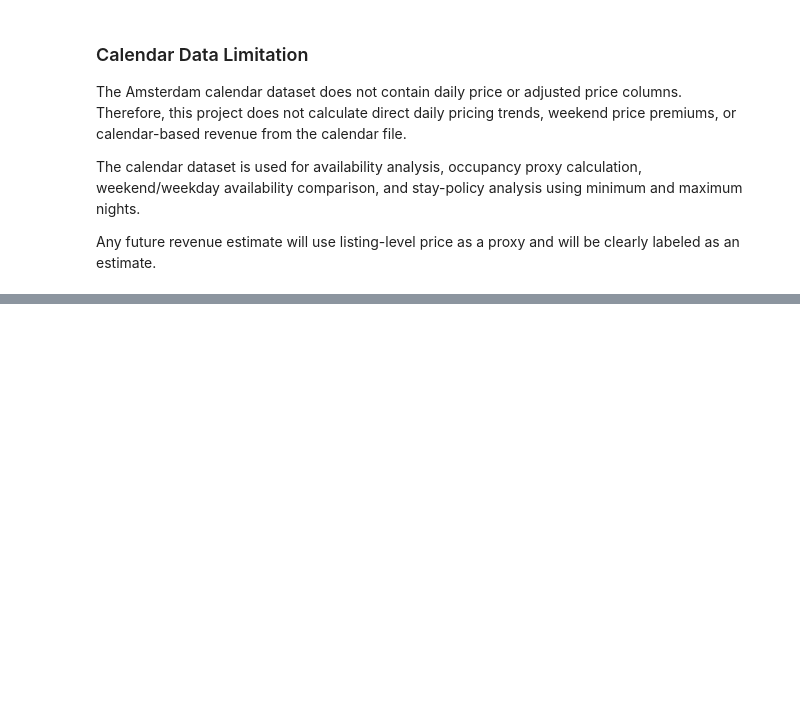
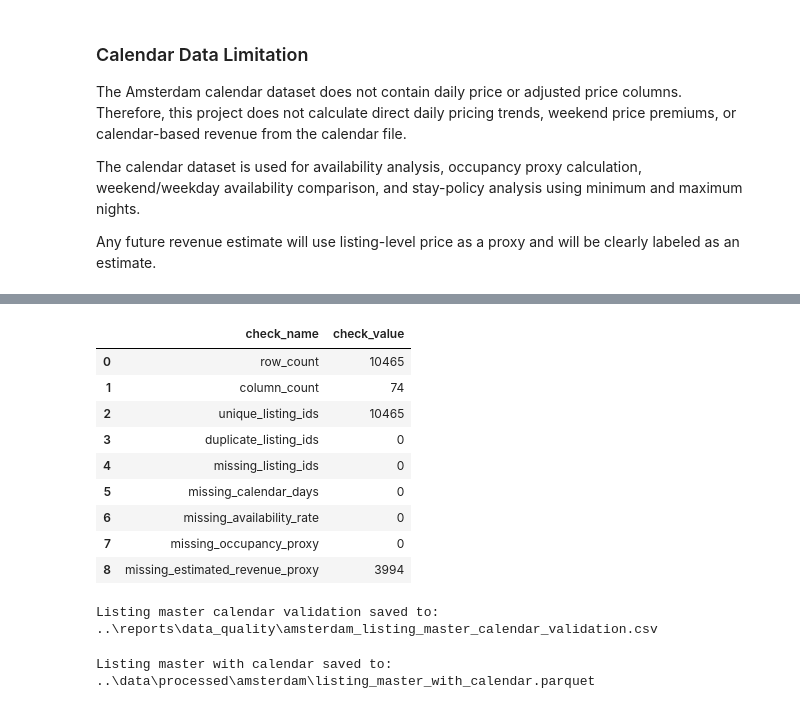
Before and after one commit to Tnadeeja/Inside-Airbnb-Market-Intelligence-Platform-Data-Engineering-Analytics-AI, a Jupyter notebook: notebooks/01_dataset_familiarization.ipynb, the cells around one changed output, grey strips where cells are left out. Cells and saved outputs as stored; diff of their text form; code cells hidden in the pictures; blank space fills up the shorter version.

```diff
--- a/notebooks/01_dataset_familiarization.ipynb
+++ b/notebooks/01_dataset_familiarization.ipynb
@@ -1435,0 +1547,46 @@ Any future revenue estimate will use listing-level price as a proxy and will be
+# %%
+listing_master_calendar_validation = {
+    "row_count": len(listing_master_with_calendar),
+    "column_count": listing_master_with_calendar.shape[1],
+    "unique_listing_ids": listing_master_with_calendar["listing_id"].nunique(),
+    "duplicate_listing_ids": listing_master_with_calendar["listing_id"].duplicated().sum(),
+    "missing_listing_ids": listing_master_with_calendar["listing_id"].isna().sum(),
+    "missing_calendar_days": listing_master_with_calendar["calendar_days"].isna().sum(),
+    "missing_availability_rate": listing_master_with_calendar["availability_rate"].isna().sum(),
+    "missing_occupancy_proxy": listing_master_with_calendar["occupancy_proxy"].isna().sum(),
+    "missing_estimated_revenue_proxy": listing_master_with_calendar["estimated_revenue_proxy"].isna().sum()
+}
+
+listing_master_calendar_validation_df = pd.DataFrame(
+    list(listing_master_calendar_validation.items()),
+    columns=["check_name", "check_value"]
+)
+
+listing_master_calendar_validation_df
+# %% [output]
+|  | check_name | check_value |
+| 0 | row_count | 10465 |
+| 1 | column_count | 74 |
+| 2 | unique_listing_ids | 10465 |
+| 3 | duplicate_listing_ids | 0 |
+| 4 | missing_listing_ids | 0 |
+| 5 | missing_calendar_days | 0 |
+| 6 | missing_availability_rate | 0 |
+| 7 | missing_occupancy_proxy | 0 |
+| 8 | missing_estimated_revenue_proxy | 3994 |
+# %%
+listing_master_calendar_validation_output_path = REPORTS_PATH / "amsterdam_listing_master_calendar_validation.csv"
+
+listing_master_calendar_validation_df.to_csv(listing_master_calendar_validation_output_path, index=False)
+
+print(f"Listing master calendar validation saved to: {listing_master_calendar_validation_output_path}")
+# %% [output]
+Listing master calendar validation saved to: ..\reports\data_quality\amsterdam_listing_master_calendar_validation.csv
+# %%
+listing_master_with_calendar_output_path = PROCESSED_DATA_PATH / "listing_master_with_calendar.parquet"
+
+listing_master_with_calendar.to_parquet(listing_master_with_calendar_output_path, index=False)
+
+print(f"Listing master with calendar saved to: {listing_master_with_calendar_output_path}")
+# %% [output]
+Listing master with calendar saved to: ..\data\processed\amsterdam\listing_master_with_calendar.parquet
```
Also changed, not shown: parts of 7 cells of this notebook, 2 other files.
